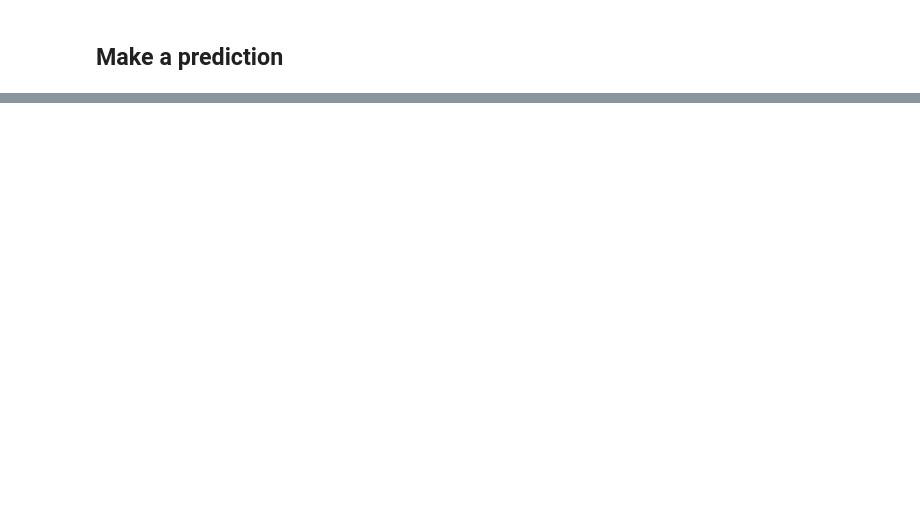
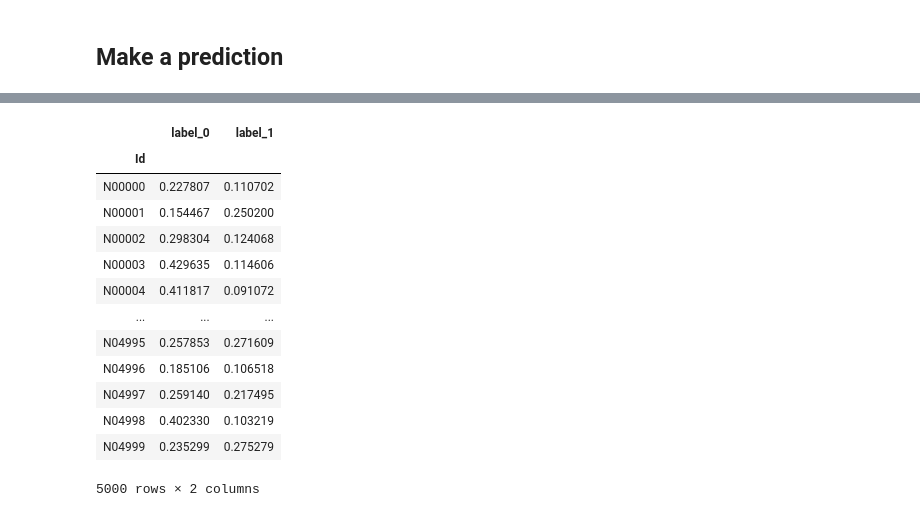
Before and after one commit to BioML-CM/Grandline, a Jupyter notebook: tutorial.ipynb, the cells around one changed output, grey strips where cells are left out. Drawn from its saved outputs; the diff is of its cells as text; code cells hidden in the pictures; blank space fills up the shorter version.

```diff
--- a/tutorial.ipynb
+++ b/tutorial.ipynb
@@ -307,0 +276,24 @@ node_df.head()
+# %%
+ipt_df = ipt_df.T
+ipt_df.loc[:, 'label'] = sample_label
+# %%
+summary_ipt_df = ipt_df.groupby(['label']).sum().T
+summary_ipt_df.columns = ['label_0', 'label_1']
+summary_ipt_df.index.name = 'Id'
+summary_ipt_df.columns.name = ''
+summary_ipt_df
+# %% [output]
+|  | label_0 | label_1 |
+| Id |  |  |
+| N00000 | 0.227807 | 0.110702 |
+| N00001 | 0.154467 | 0.250200 |
+| N00002 | 0.298304 | 0.124068 |
+| N00003 | 0.429635 | 0.114606 |
+| N00004 | 0.411817 | 0.091072 |
+| ... | ... | ... |
+| N04995 | 0.257853 | 0.271609 |
+| N04996 | 0.185106 | 0.106518 |
+| N04997 | 0.259140 | 0.217495 |
+| N04998 | 0.402330 | 0.103219 |
+| N04999 | 0.235299 | 0.275279 |
+5000 rows × 2 columns
```
Also changed, not shown: parts of 32 cells of this notebook, 1 other file.
